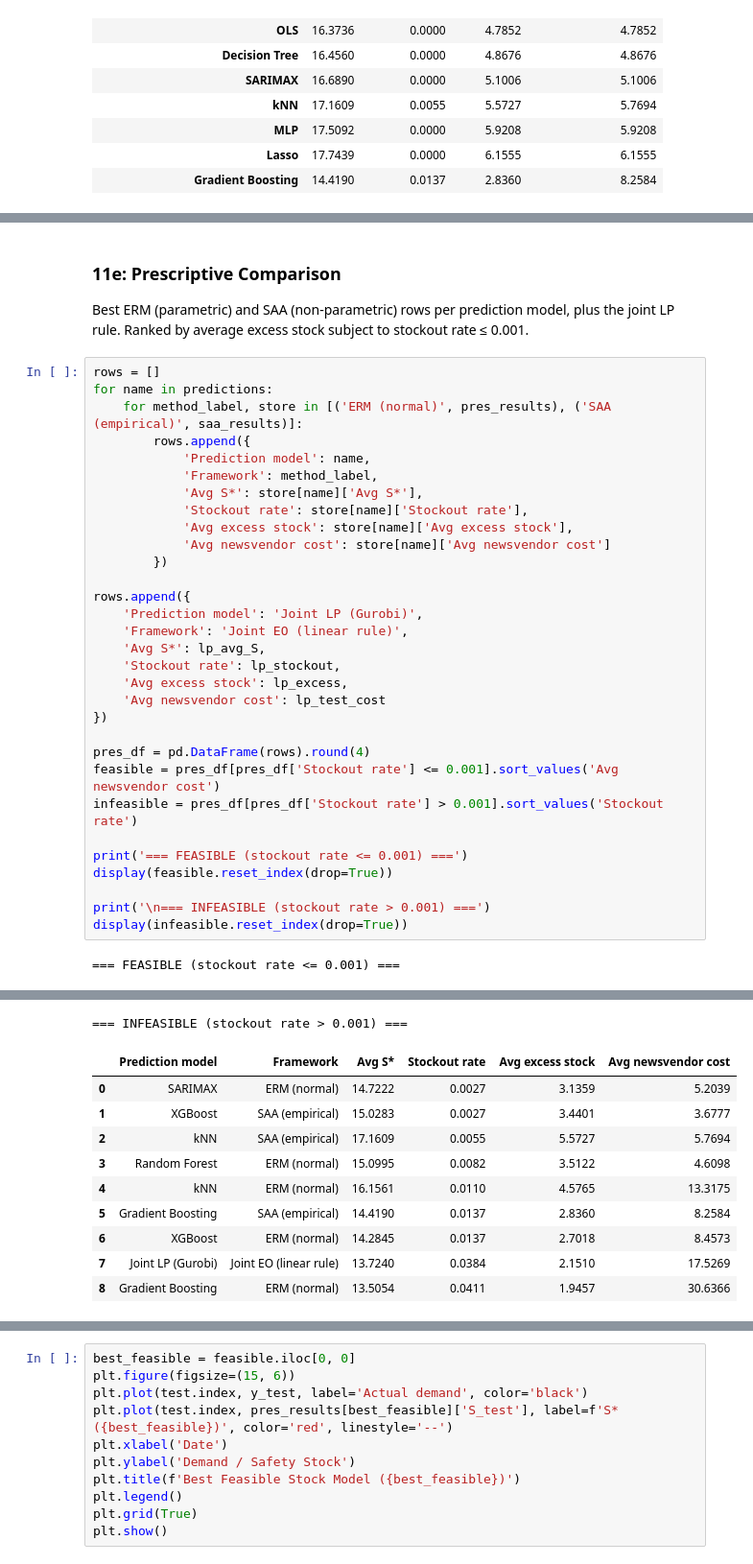
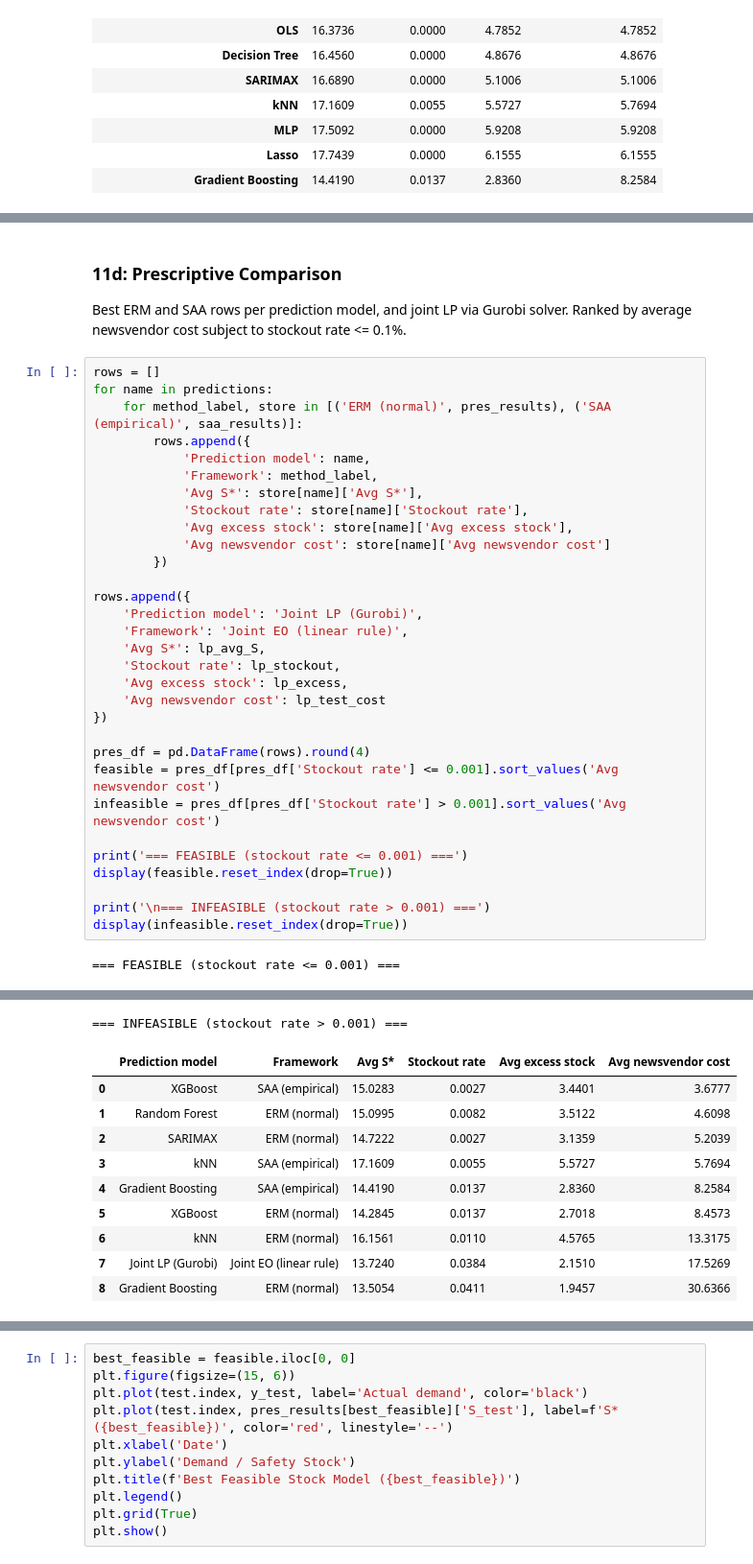
Before and after one commit to stanislavmakushynski/SE_LDZ_daily_gas_stock, a Jupyter notebook: main.ipynb, the cells around one changed output, grey strips where cells are left out. Shown at 96% size. Cells and saved outputs as stored; diff of their text form.

```diff
--- a/main.ipynb
+++ b/main.ipynb
@@ -954,8 +934,8 @@ Avg excess stock                       : 2.1510
 [figure]
 # %% [markdown]
-### 11e: Prescriptive Comparison
+### 11d: Prescriptive Comparison
 
-Best ERM (parametric) and SAA (non-parametric) rows per prediction model, plus the joint LP rule. Ranked by average excess stock subject to stockout rate ≤ 0.001.
+Best ERM and SAA rows per prediction model, and joint LP via Gurobi solver. Ranked by average newsvendor cost subject to stockout rate <= 0.1%.
 # %%
 rows = []
 for name in predictions:
@@ -978,41 +958,41 @@ rows.append({
     'Avg newsvendor cost': lp_test_cost
 })
 
 pres_df = pd.DataFrame(rows).round(4)
 feasible = pres_df[pres_df['Stockout rate'] <= 0.001].sort_values('Avg newsvendor cost')
-infeasible = pres_df[pres_df['Stockout rate'] > 0.001].sort_values('Stockout rate')
+infeasible = pres_df[pres_df['Stockout rate'] > 0.001].sort_values('Avg newsvendor cost')
 
 print('=== FEASIBLE (stockout rate <= 0.001) ===')
 display(feasible.reset_index(drop=True))
 
 print('\n=== INFEASIBLE (stockout rate > 0.001) ===')
 display(infeasible.reset_index(drop=True))
 # %% [output]
 === FEASIBLE (stockout rate <= 0.001) ===
 |  | Prediction model | Framework | Avg S* | Stockout rate | Avg excess stock | Avg newsvendor cost |
 | 0 | Gradient Descent Linear Regressor | ERM (normal) | 15.0495 | 0.0 | 3.4611 | 3.4611 |
 | 1 | Ridge | ERM (normal) | 15.0773 | 0.0 | 3.4889 | 3.4889 |
 | 2 | OLS | ERM (normal) | 15.0776 | 0.0 | 3.4892 | 3.4892 |
 | 3 | Lasso | ERM (normal) | 15.5728 | 0.0 | 3.9844 | 3.9844 |
 | 4 | Decision Tree | ERM (normal) | 15.7235 | 0.0 | 4.1351 | 4.1351 |
 | 5 | Random Forest | SAA (empirical) | 16.0395 | 0.0 | 4.4511 | 4.4511 |
 | 6 | Gradient Descent Linear Regressor | SAA (empirical) | 16.3200 | 0.0 | 4.7316 | 4.7316 |
 | 7 | Ridge | SAA (empirical) | 16.3730 | 0.0 | 4.7846 | 4.7846 |
 | 8 | OLS | SAA (empirical) | 16.3736 | 0.0 | 4.7852 | 4.7852 |
 | 9 | Decision Tree | SAA (empirical) | 16.4560 | 0.0 | 4.8676 | 4.8676 |
 | 10 | MLP | ERM (normal) | 16.6872 | 0.0 | 5.0988 | 5.0988 |
 | 11 | SARIMAX | SAA (empirical) | 16.6890 | 0.0 | 5.1006 | 5.1006 |
 | 12 | MLP | SAA (empirical) | 17.5092 | 0.0 | 5.9208 | 5.9208 |
 | 13 | Lasso | SAA (empirical) | 17.7439 | 0.0 | 6.1555 | 6.1555 |
 === INFEASIBLE (stockout rate > 0.001) ===
 |  | Prediction model | Framework | Avg S* | Stockout rate | Avg excess stock | Avg newsvendor cost |
-| 0 | SARIMAX | ERM (normal) | 14.7222 | 0.0027 | 3.1359 | 5.2039 |
-| 1 | XGBoost | SAA (empirical) | 15.0283 | 0.0027 | 3.4401 | 3.6777 |
-| 2 | kNN | SAA (empirical) | 17.1609 | 0.0055 | 5.5727 | 5.7694 |
-| 3 | Random Forest | ERM (normal) | 15.0995 | 0.0082 | 3.5122 | 4.6098 |
-| 4 | kNN | ERM (normal) | 16.1561 | 0.0110 | 4.5765 | 13.3175 |
-| 5 | Gradient Boosting | SAA (empirical) | 14.4190 | 0.0137 | 2.8360 | 8.2584 |
-| 6 | XGBoost | ERM (normal) | 14.2845 | 0.0137 | 2.7018 | 8.4573 |
+| 0 | XGBoost | SAA (empirical) | 15.0283 | 0.0027 | 3.4401 | 3.6777 |
+| 1 | Random Forest | ERM (normal) | 15.0995 | 0.0082 | 3.5122 | 4.6098 |
+| 2 | SARIMAX | ERM (normal) | 14.7222 | 0.0027 | 3.1359 | 5.2039 |
+| 3 | kNN | SAA (empirical) | 17.1609 | 0.0055 | 5.5727 | 5.7694 |
+| 4 | Gradient Boosting | SAA (empirical) | 14.4190 | 0.0137 | 2.8360 | 8.2584 |
+| 5 | XGBoost | ERM (normal) | 14.2845 | 0.0137 | 2.7018 | 8.4573 |
+| 6 | kNN | ERM (normal) | 16.1561 | 0.0110 | 4.5765 | 13.3175 |
 | 7 | Joint LP (Gurobi) | Joint EO (linear rule) | 13.7240 | 0.0384 | 2.1510 | 17.5269 |
 | 8 | Gradient Boosting | ERM (normal) | 13.5054 | 0.0411 | 1.9457 | 30.6366 |
 # %% [markdown]
```
Also changed, not shown: parts of 20 cells of this notebook.
